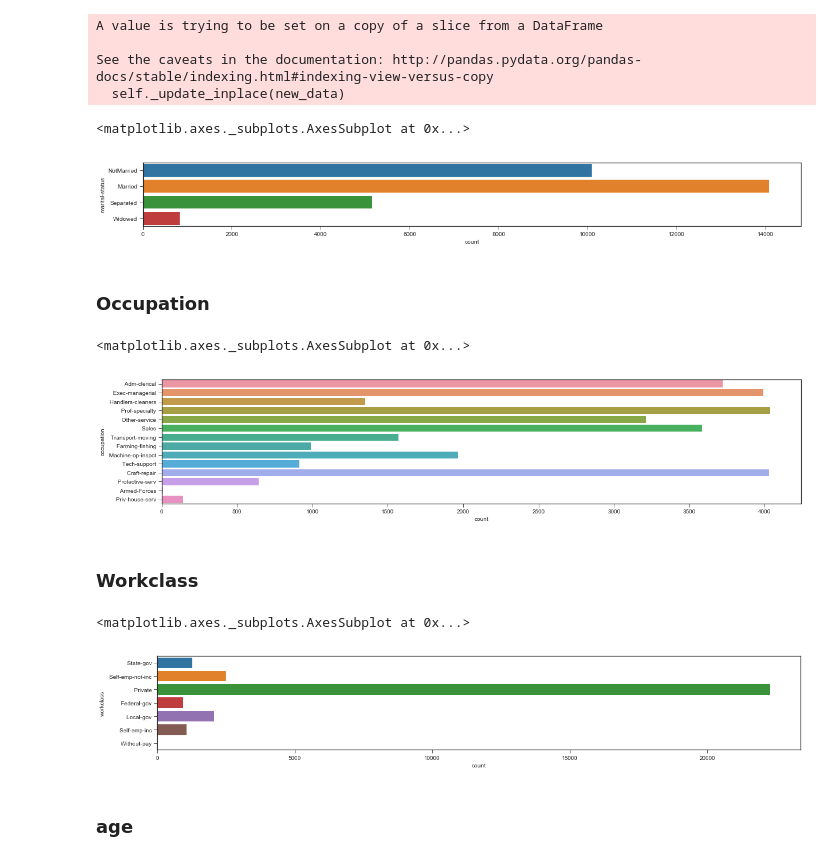
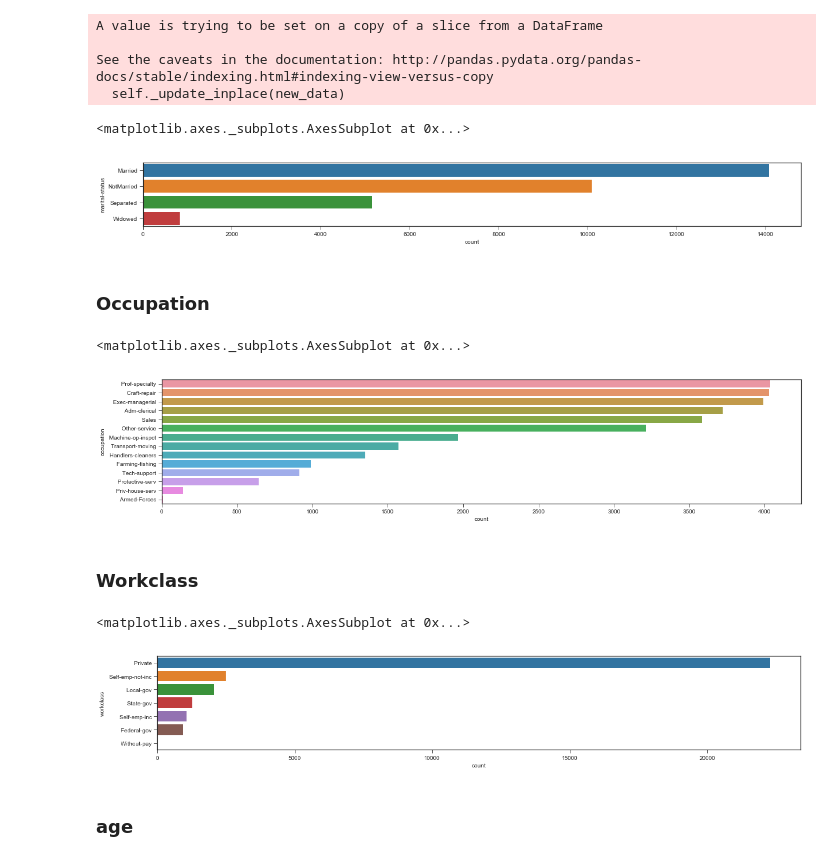
Before and after one commit to jieyima/US_Census_Income_Classification, a Jupyter notebook: Income Analysis and classification.ipynb, the cells around one changed output. Drawn from its saved outputs; the diff is of its cells as text; code cells hidden in the pictures.

```diff
--- a/Income Analysis and classification.ipynb
+++ b/Income Analysis and classification.ipynb
@@ -282,28 +282,28 @@ See the caveats in the documentation: http://pandas.pydata.org/pandas-docs/stabl
 # %%
 fig = plt.figure(figsize=(20,2))
 plt.style.use('seaborn-ticks')
-sns.countplot(y="marital-status", data=my_df)
+sns.countplot(y="marital-status", data=my_df, order=my_df['marital-status'].value_counts().index)
 # %% [output]
 <matplotlib.axes._subplots.AxesSubplot at 0x...>
-[figure, old version]
+[figure, new version]
 # %% [markdown]
 ### Occupation
 # %%
 plt.style.use('seaborn-ticks')
 plt.figure(figsize=(20,4))
-sns.countplot(y="occupation", data=my_df)
+sns.countplot(y="occupation", data=my_df, order=my_df['occupation'].value_counts().index)
 # %% [output]
 <matplotlib.axes._subplots.AxesSubplot at 0x...>
-[figure, old version]
+[figure, new version]
 # %% [markdown]
 ### Workclass
 # %%
 plt.style.use('seaborn-ticks')
 plt.figure(figsize=(20,3))
-sns.countplot(y="workclass", data=my_df)
+sns.countplot(y="workclass", data=my_df, order=my_df['workclass'].value_counts().index)
 # %% [output]
 <matplotlib.axes._subplots.AxesSubplot at 0x...>
-[figure, old version]
+[figure, new version]
 # %%
 # grid = sns.FacetGrid(train_df, col='Pclass', hue='Survived')
 #grid = sns.FacetGrid(my_df, col='predclass', row='workclass', size=2.2, aspect=1.6)
```
Also changed, not shown: parts of 15 cells of this notebook.
